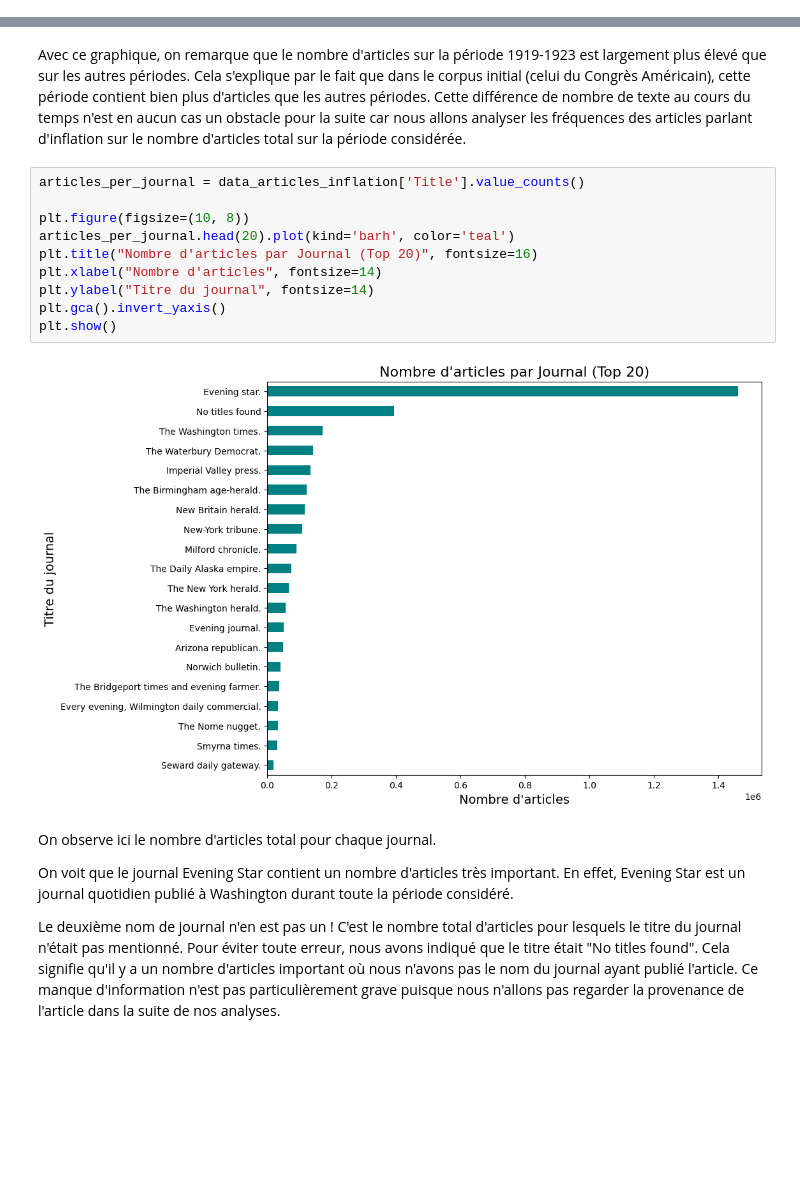
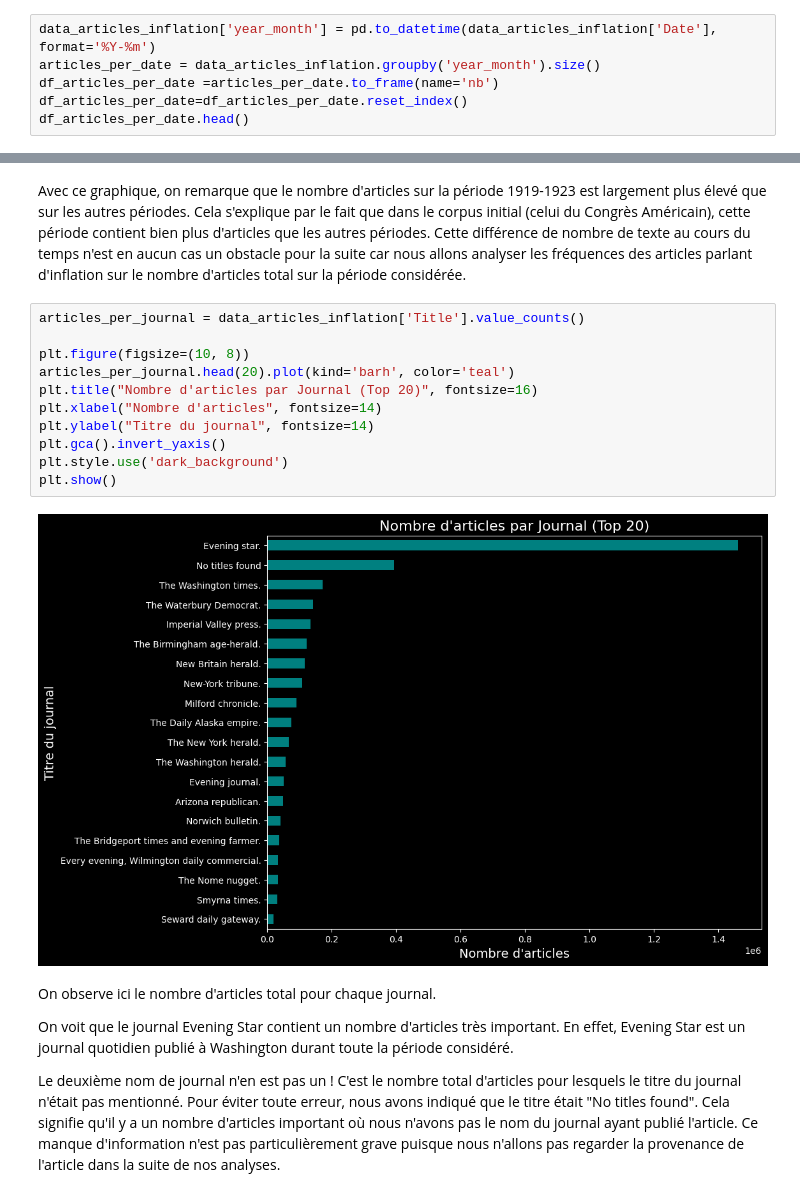
Before and after one commit to Rapamel/ProjetPythonDatascience, a Jupyter notebook: Main_Inflation.ipynb, the cells around one changed output, grey strips where cells are left out. Drawn from its saved outputs; the diff is of its cells as text; blank space fills up the shorter version.

Commit message:
Graphiques mise en page

```diff
--- a/Main_Inflation.ipynb
+++ b/Main_Inflation.ipynb
@@ -595,0 +634,6 @@ plt.show()
+# %%
+data_articles_inflation['year_month'] = pd.to_datetime(data_articles_inflation['Date'], format='%Y-%m')
+articles_per_date = data_articles_inflation.groupby('year_month').size()
+df_articles_per_date =articles_per_date.to_frame(name='nb')
+df_articles_per_date=df_articles_per_date.reset_index()
+df_articles_per_date.head()
@@ -599,15 +665,16 @@ Cette différence de nombre de texte au cours du temps n'est en aucun cas un obs
 # %%
 articles_per_journal = data_articles_inflation['Title'].value_counts()
 
 plt.figure(figsize=(10, 8))
 articles_per_journal.head(20).plot(kind='barh', color='teal')
 plt.title("Nombre d'articles par Journal (Top 20)", fontsize=16)
 plt.xlabel("Nombre d'articles", fontsize=14)
 plt.ylabel("Titre du journal", fontsize=14)
 plt.gca().invert_yaxis()
+plt.style.use('dark_background')
 plt.show()
 # %% [output]
-[figure, old version]
+[figure, new version]
 # %% [markdown]
 On observe ici le nombre d'articles total pour chaque journal.
 
```
Also changed, not shown: parts of 12 cells of this notebook.
